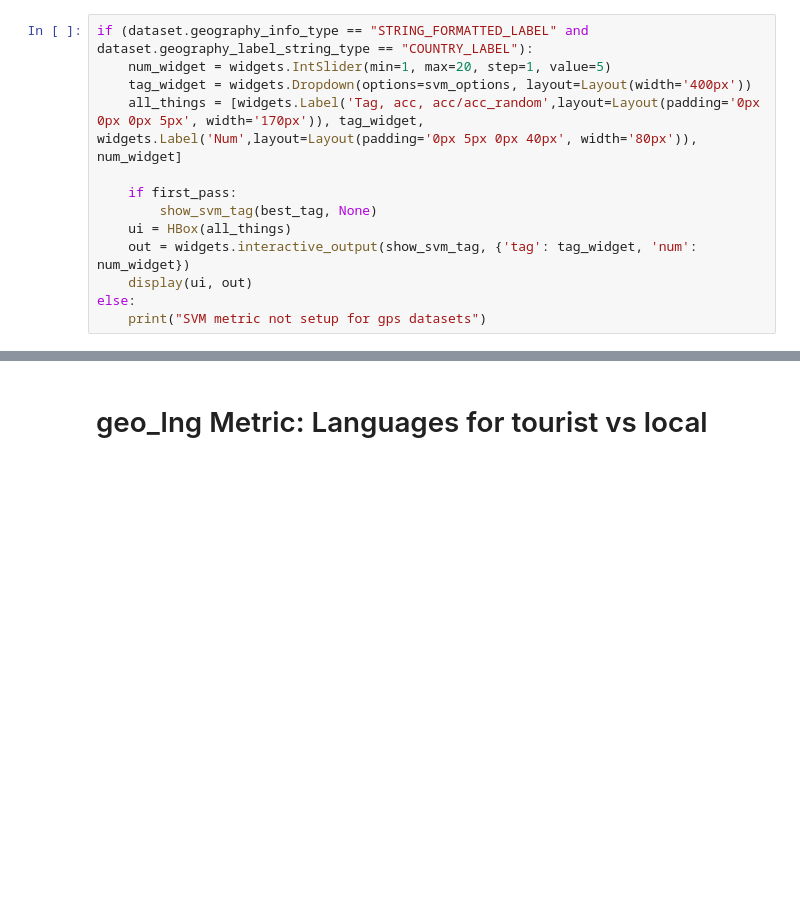
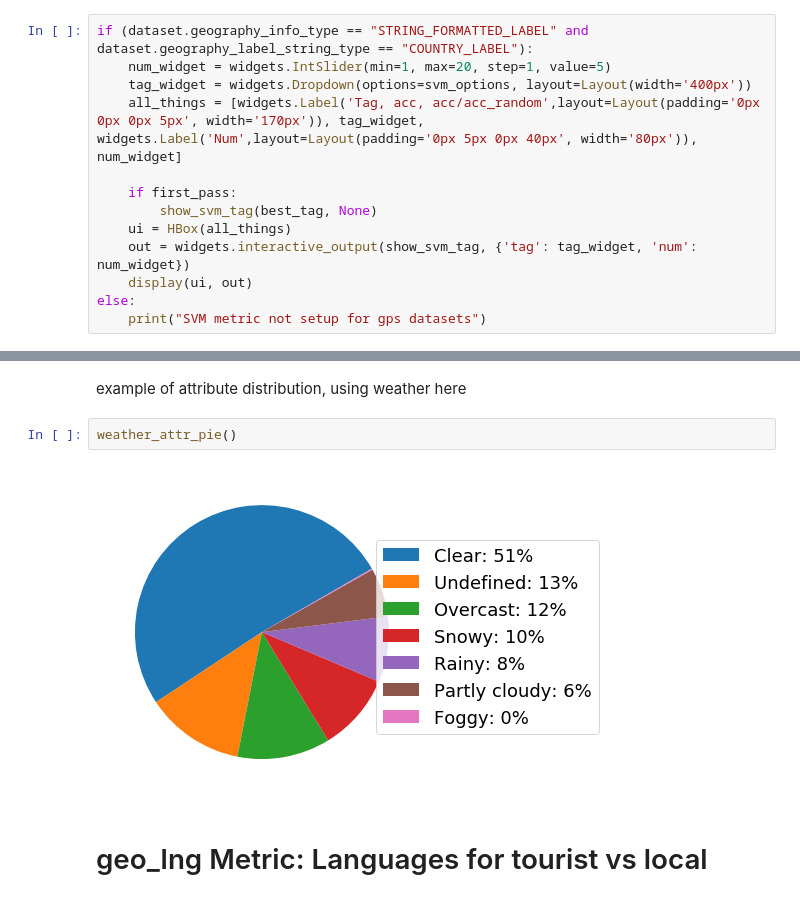
Before and after one commit to princetonvisualai/revise-tool, a Jupyter notebook: analysis_notebooks/Geography Analysis.ipynb, the cells around one changed output, grey strips where cells are left out. Cells and saved outputs as stored; diff of their text form; blank space fills up the shorter version.

```diff
--- a/analysis_notebooks/Geography Analysis.ipynb
+++ b/analysis_notebooks/Geography Analysis.ipynb
@@ -983,3 +1168,9 @@ else:
+# %% [markdown]
+example of attribute distribution, using weather here
+# %%
+weather_attr_pie()
+# %% [output]
+[figure, added]
 # %% [markdown]
 # geo_lng Metric: Languages for tourist vs local
 <a id="geo_lng"></a>
```
Also changed, not shown: parts of 8 cells of this notebook.
